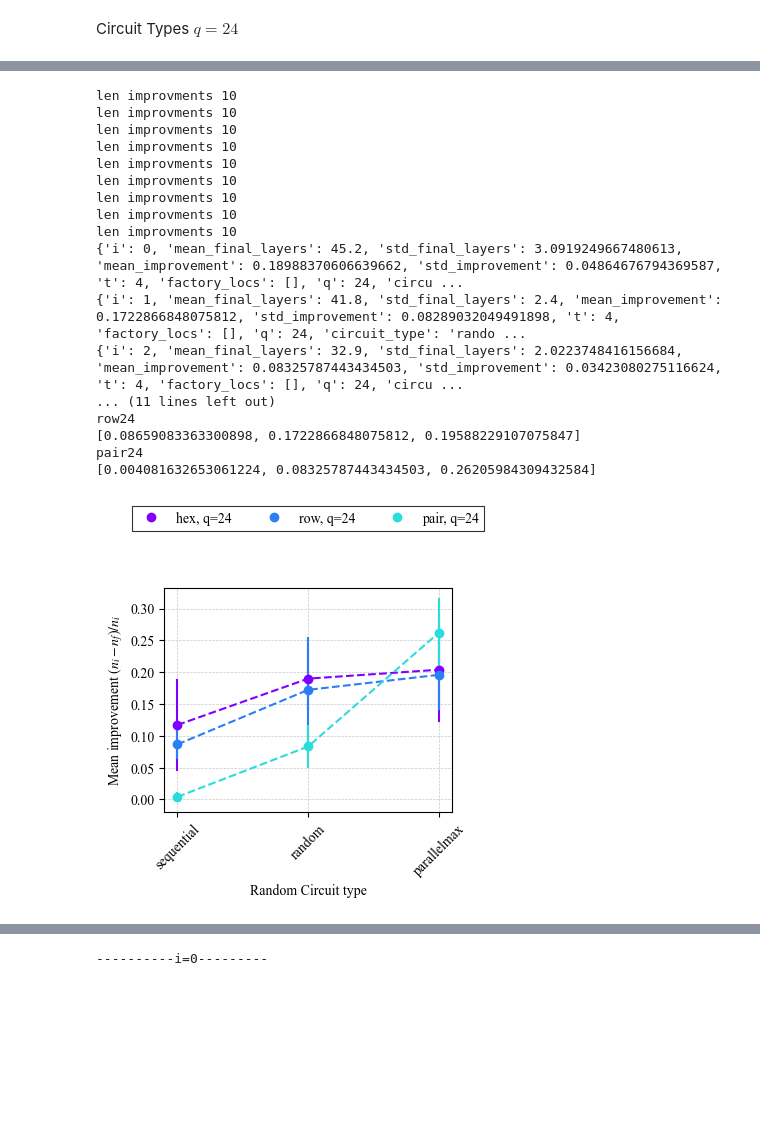
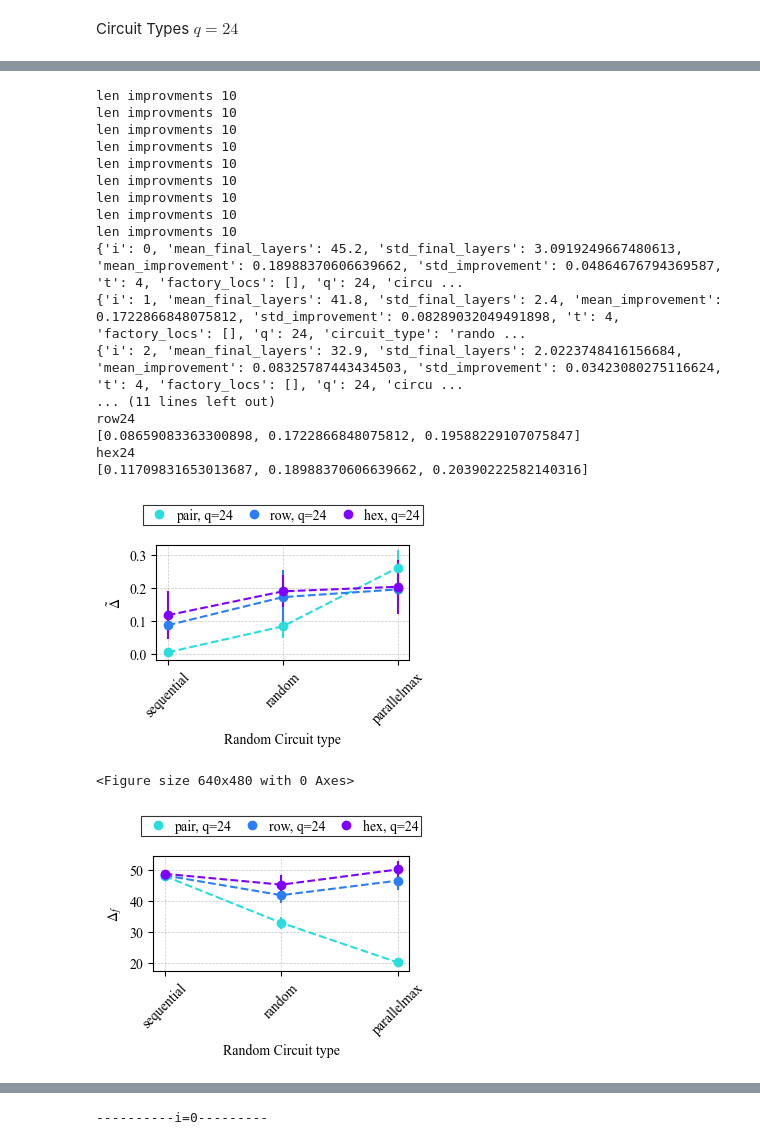
Before and after one commit to LSHerzog/mqt-qecc, a Jupyter notebook: src/mqt/qecc/co3/plots/numerics_summarized.ipynb, the cells around one changed output, grey strips where cells are left out. Cells and saved outputs as stored; diff of their text form; code cells hidden in the pictures; blank space fills up the shorter version.

```diff
--- a/src/mqt/qecc/co3/plots/numerics_summarized.ipynb
+++ b/src/mqt/qecc/co3/plots/numerics_summarized.ipynb
@@ -334,27 +218,29 @@ path = "./results/circuit_types_q24_250321"
 with Path(path).open("rb") as f:
     res_lst = pickle.load(f)
 # %%
-size = (4,4)
+size = (3.5,2.5)
 co.plots.plot_improvement_circuit_types(res_lst, size=size)
 # %% [output]
 len improvments 10
 len improvments 10
 len improvments 10
 len improvments 10
 len improvments 10
 len improvments 10
 len improvments 10
 len improvments 10
 len improvments 10
 {'i': 0, 'mean_final_layers': 45.2, 'std_final_layers': 3.0919249667480613, 'mean_improvement': 0.18988370606639662, 'std_improvement': 0.04864676794369587, 't': 4, 'factory_locs': [], 'q': 24, 'circu ...
 {'i': 1, 'mean_final_layers': 41.8, 'std_final_layers': 2.4, 'mean_improvement': 0.1722866848075812, 'std_improvement': 0.08289032049491898, 't': 4, 'factory_locs': [], 'q': 24, 'circuit_type': 'rando ...
 {'i': 2, 'mean_final_layers': 32.9, 'std_final_layers': 2.0223748416156684, 'mean_improvement': 0.08325787443434503, 'std_improvement': 0.03423080275116624, 't': 4, 'factory_locs': [], 'q': 24, 'circu ...
 ... (11 lines left out)
 row24
 [0.08659083363300898, 0.1722866848075812, 0.19588229107075847]
-pair24
-[0.004081632653061224, 0.08325787443434503, 0.26205984309432584]
+hex24
+[0.11709831653013687, 0.18988370606639662, 0.20390222582140316]
-[figure, old version]
+[figure, new version]
+<Figure size 640x480 with 0 Axes>
+[figure, added]
 # %%
 path = "./results/circuit_types_q24_250321_c"
 #q=42 and different depths
```
Also changed, not shown: parts of 4 cells of this notebook, 1 other file.
